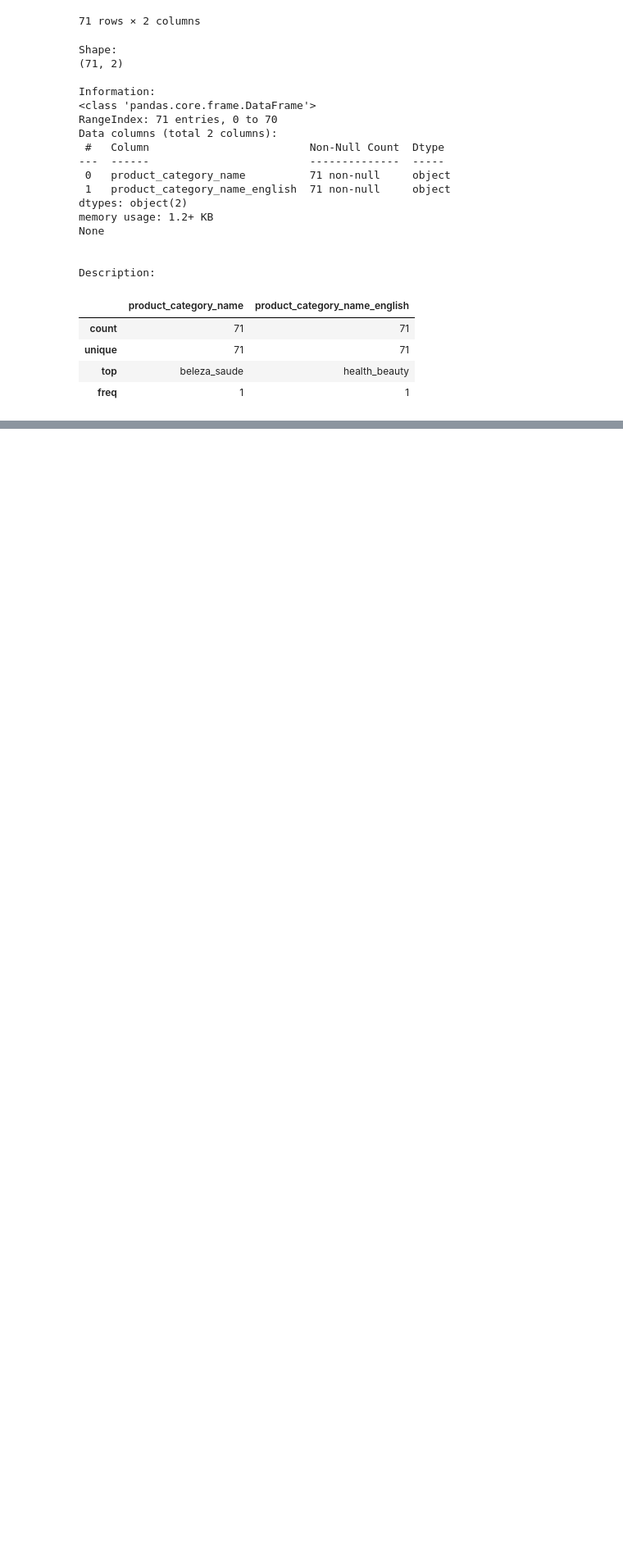
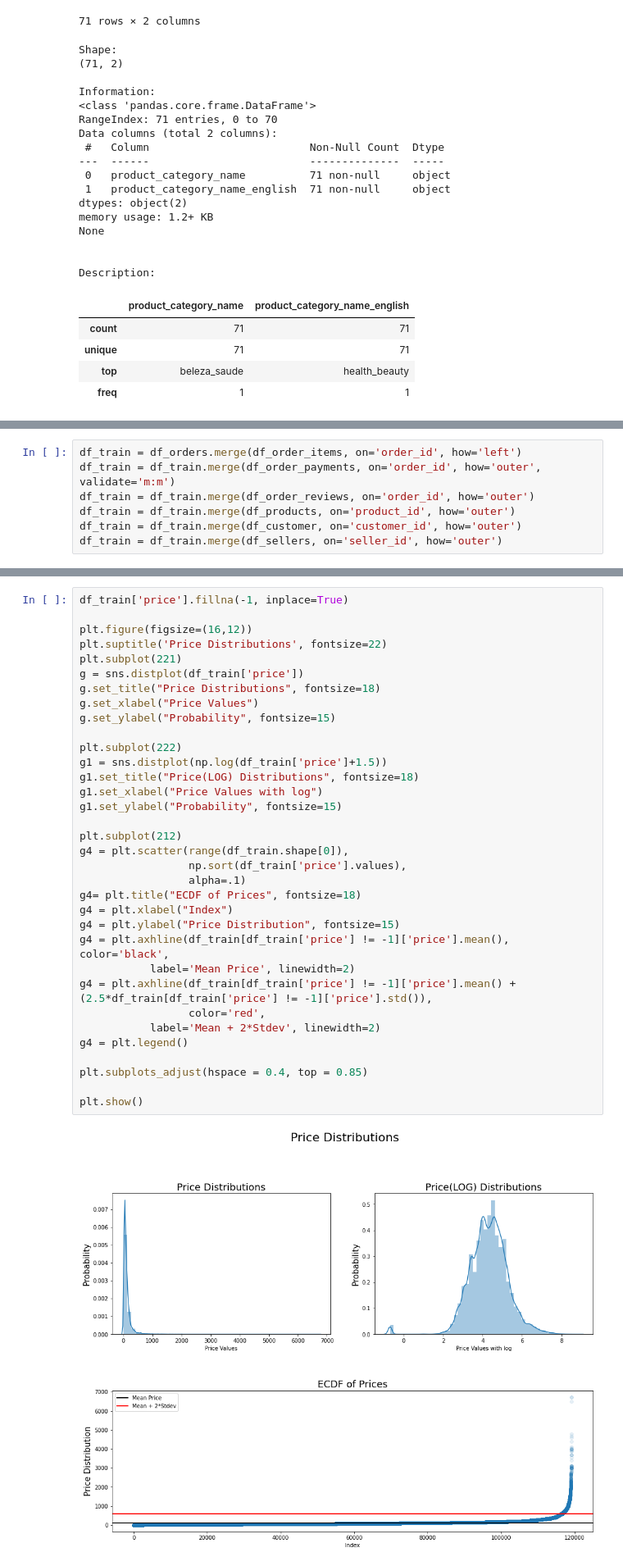
Before and after one commit to Sondos-Omar/Kaggle, a Jupyter notebook: eda-e-commerece.ipynb, the cells around one changed output, grey strips where cells are left out. Shown at 82% size. Cells and saved outputs as stored; diff of their text form; blank space fills up the shorter version.

```diff
--- a/eda-e-commerece.ipynb
+++ b/eda-e-commerece.ipynb
@@ -424,0 +415,7 @@ Description:
+# %%
+df_train = df_orders.merge(df_order_items, on='order_id', how='left')
+df_train = df_train.merge(df_order_payments, on='order_id', how='outer', validate='m:m')
+df_train = df_train.merge(df_order_reviews, on='order_id', how='outer')
+df_train = df_train.merge(df_products, on='product_id', how='outer')
+df_train = df_train.merge(df_customer, on='customer_id', how='outer')
+df_train = df_train.merge(df_sellers, on='seller_id', how='outer')
@@ -424,0 +507,36 @@ Description:
+# %%
+df_train['price'].fillna(-1, inplace=True)
+
+plt.figure(figsize=(16,12))
+plt.suptitle('Price Distributions', fontsize=22)
+plt.subplot(221)
+g = sns.distplot(df_train['price'])
+g.set_title("Price Distributions", fontsize=18)
+g.set_xlabel("Price Values")
+g.set_ylabel("Probability", fontsize=15)
+
+plt.subplot(222)
+g1 = sns.distplot(np.log(df_train['price']+1.5))
+g1.set_title("Price(LOG) Distributions", fontsize=18)
+g1.set_xlabel("Price Values with log")
+g1.set_ylabel("Probability", fontsize=15)
+
+plt.subplot(212)
+g4 = plt.scatter(range(df_train.shape[0]),
+                 np.sort(df_train['price'].values),
+                 alpha=.1)
+g4= plt.title("ECDF of Prices", fontsize=18)
+g4 = plt.xlabel("Index")
+g4 = plt.ylabel("Price Distribution", fontsize=15)
+g4 = plt.axhline(df_train[df_train['price'] != -1]['price'].mean(), color='black',
+           label='Mean Price', linewidth=2)
+g4 = plt.axhline(df_train[df_train['price'] != -1]['price'].mean() + (2.5*df_train[df_train['price'] != -1]['price'].std()),
+                 color='red',
+           label='Mean + 2*Stdev', linewidth=2)
+g4 = plt.legend()
+
+plt.subplots_adjust(hspace = 0.4, top = 0.85)
+
+plt.show()
+# %% [output]
+[figure, added]
```
Also changed, not shown: parts of 16 cells of this notebook.
